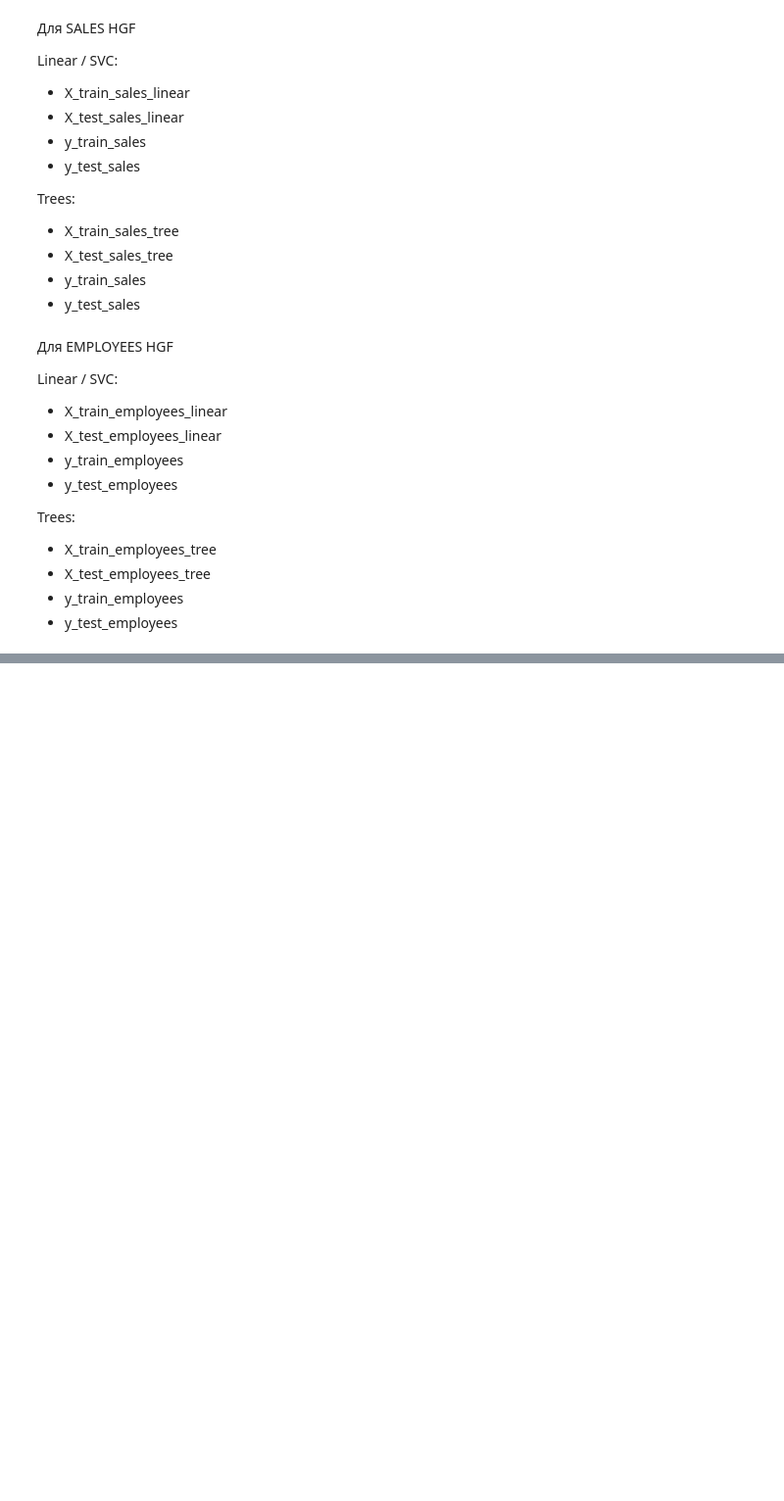
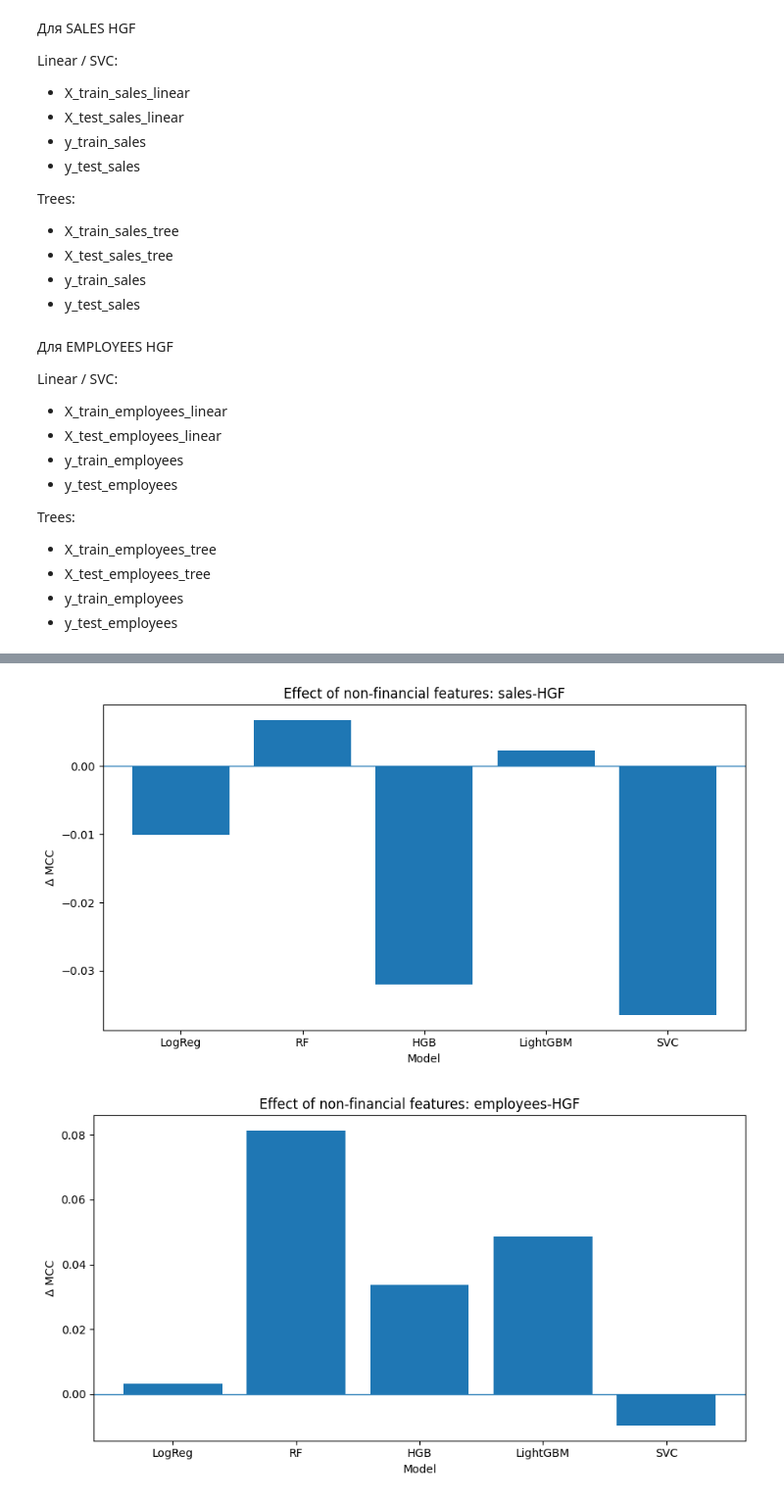
Before and after one commit to jakomannn/HGF_research, a Jupyter notebook: HGF_Research.ipynb, the cells around one changed output, grey strips where cells are left out. Shown at 98% size. Saved outputs shown, nothing was run; the diff lists cells and outputs as text; code cells hidden in the pictures; blank space fills up the shorter version.

```diff
--- a/HGF_Research.ipynb
+++ b/HGF_Research.ipynb
@@ -1326,0 +2824,9 @@ Optuna: 4.9.0
+# %%
+FINANCIAL_TREE_FEATURES = [
+    col
+    for col in FINANCIAL_TREE_FEATURES
+    if col in X_train_sales_tree.columns
+]
+
+print("Financial tree features:",
+      len(FINANCIAL_TREE_FEATURES))
@@ -1326,0 +3874,13 @@ Optuna: 4.9.0
+# %%
+mcc_pivot = analysis_df.pivot(
+    index=["target", "model"],
+    columns="feature_set",
+    values="MCC_mean"
+).reset_index()
+
+mcc_pivot["delta_MCC"] = (
+    mcc_pivot["full"]
+    - mcc_pivot["financial"]
+)
+
+mcc_pivot
@@ -1326,0 +3899,13 @@ Optuna: 4.9.0
+# %%
+plot_mcc_delta(
+    mcc_pivot,
+    "sales"
+)
+
+plot_mcc_delta(
+    mcc_pivot,
+    "employees"
+)
+# %% [output]
+[figure, added]
+[figure, added]
```
Also changed, not shown: parts of 200 cells of this notebook.
